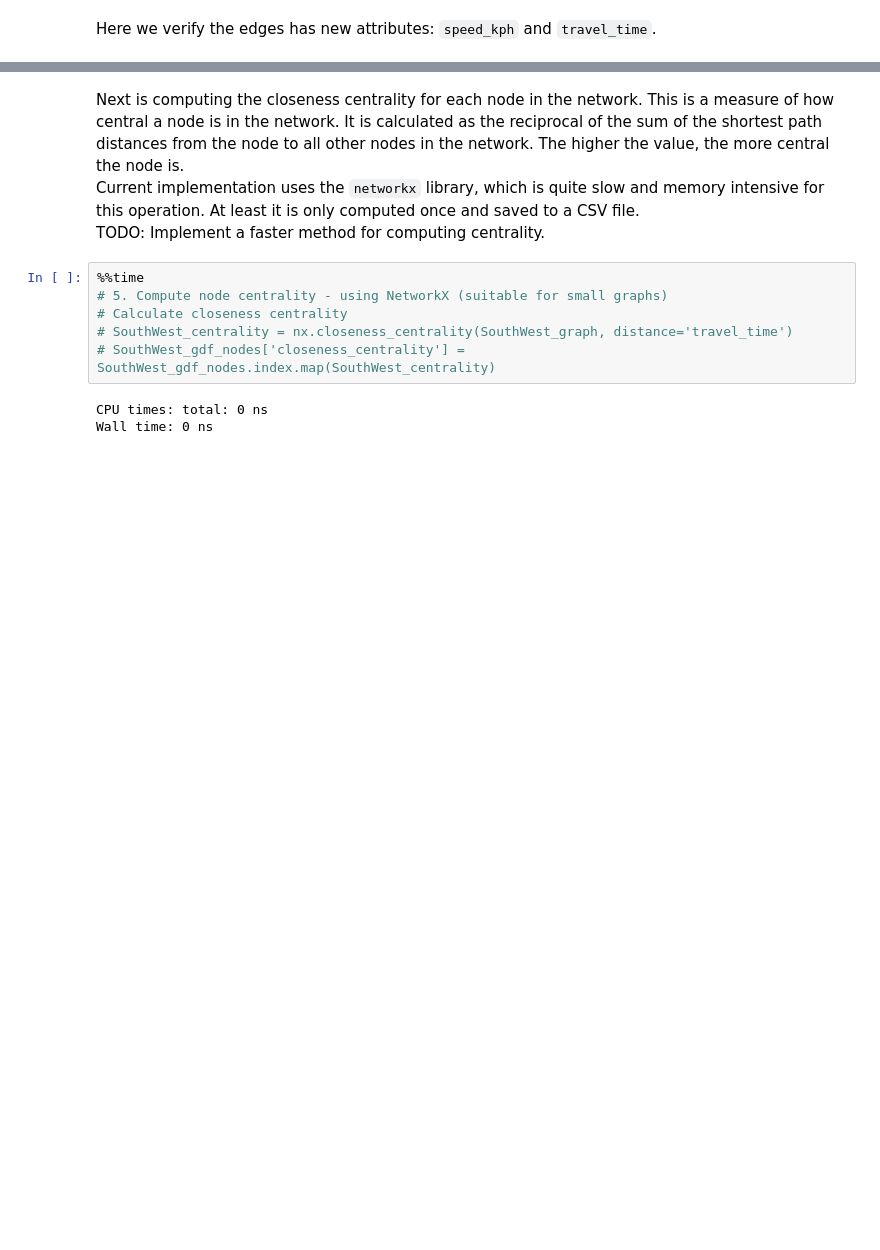
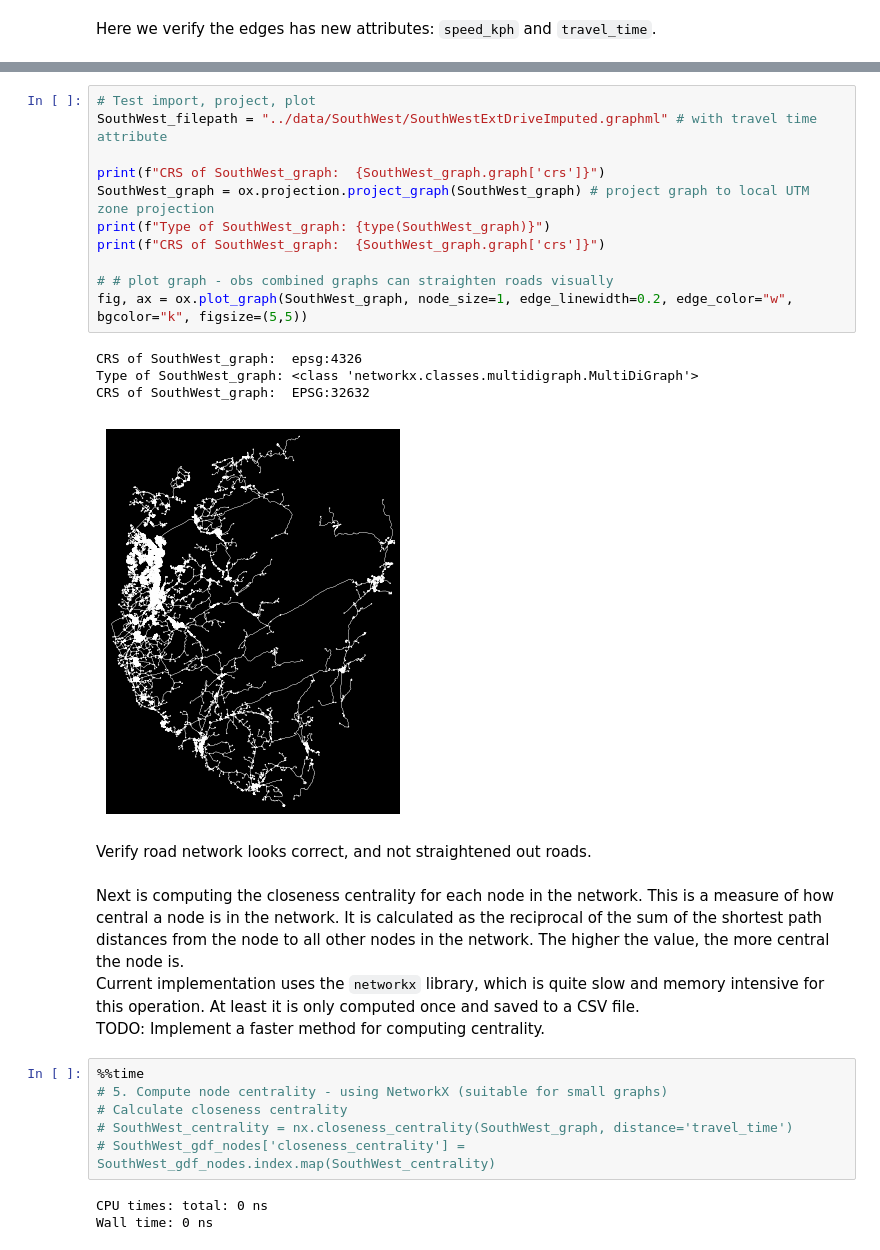
Before and after one commit to torhaa1/Response_Time_Minimization, a Jupyter notebook: preprocessing/29_preprocess_SouthWest_district.ipynb, the cells around one changed output, grey strips where cells are left out. Saved outputs shown, nothing was run; the diff lists cells and outputs as text; blank space fills up the shorter version.

```diff
--- a/preprocessing/29_preprocess_SouthWest_district.ipynb
+++ b/preprocessing/29_preprocess_SouthWest_district.ipynb
@@ -282,3 +310,21 @@ ox.save_graphml(clipped_graph, "../data/SouthWest/SouthWestExtDriveImputed.graph
+# %%
+# Test import, project, plot
+SouthWest_filepath = "../data/SouthWest/SouthWestExtDriveImputed.graphml" # with travel time attribute
+
+print(f"CRS of SouthWest_graph:  {SouthWest_graph.graph['crs']}")
+SouthWest_graph = ox.projection.project_graph(SouthWest_graph) # project graph to local UTM zone projection
+print(f"Type of SouthWest_graph: {type(SouthWest_graph)}")
+print(f"CRS of SouthWest_graph:  {SouthWest_graph.graph['crs']}")
+
+# # plot graph - obs combined graphs can straighten roads visually
+fig, ax = ox.plot_graph(SouthWest_graph, node_size=1, edge_linewidth=0.2, edge_color="w", bgcolor="k", figsize=(5,5))
+# %% [output]
+CRS of SouthWest_graph:  epsg:4326
+Type of SouthWest_graph: <class 'networkx.classes.multidigraph.MultiDiGraph'>
+CRS of SouthWest_graph:  EPSG:32632
+[figure, added]
+# %% [markdown]
+Verify road network looks correct, and not straightened out roads.
 # %% [markdown]
 Next is computing the closeness centrality for each node in the network. This is a measure of how central a node is in the network. It is calculated as the reciprocal of the sum of the shortest path distances from the node to all other nodes in the network. The higher the value, the more central the node is.
 Current implementation uses the `networkx` library, which is quite slow and memory intensive for this operation. At least it is only computed once and saved to a CSV file.
```
Also changed, not shown: parts of 22 cells of this notebook, 1 other file.
